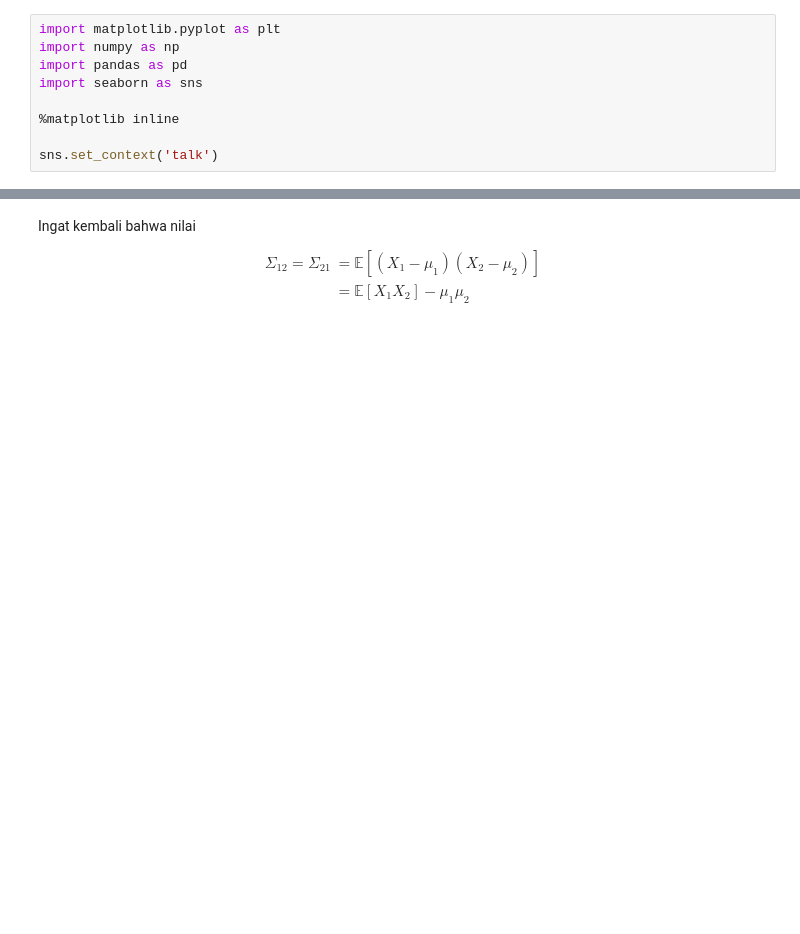
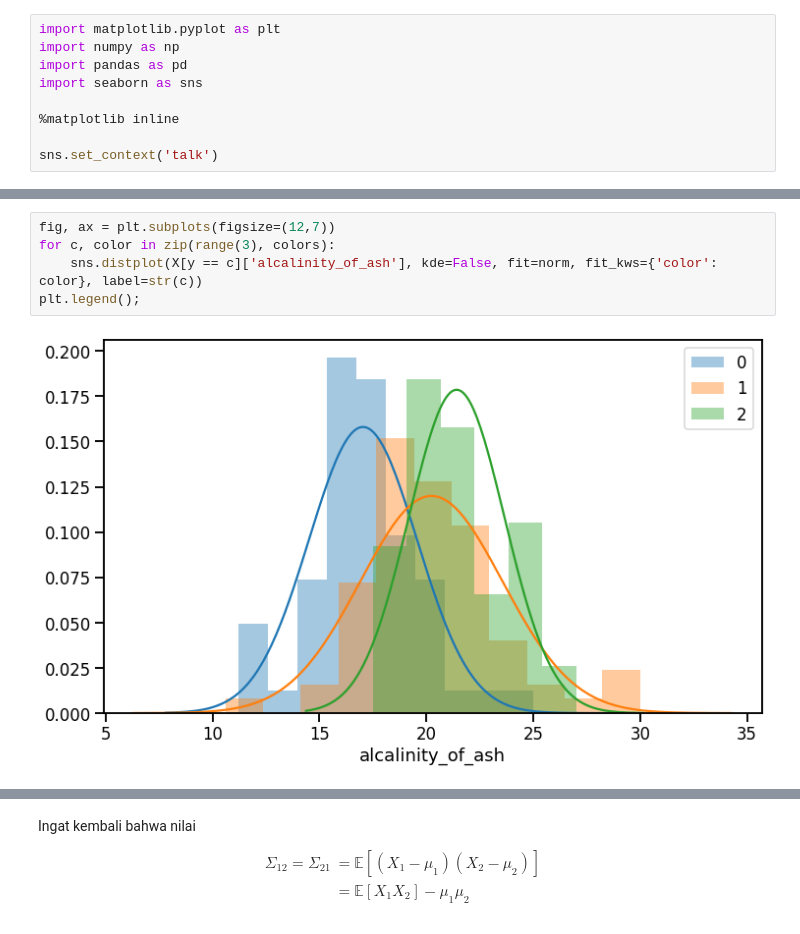
Before and after one commit to aliakbars/uai-mlpr, a Jupyter notebook: scripts/lab1.ipynb, the cells around one changed output, grey strips where cells are left out. Saved outputs shown, nothing was run; the diff lists cells and outputs as text; blank space fills up the shorter version.

```diff
--- a/scripts/lab1.ipynb
+++ b/scripts/lab1.ipynb
@@ -57,3 +40,10 @@ plt.legend();
+# %%
+fig, ax = plt.subplots(figsize=(12,7))
+for c, color in zip(range(3), colors):
+    sns.distplot(X[y == c]['alcalinity_of_ash'], kde=False, fit=norm, fit_kws={'color': color}, label=str(c))
+plt.legend();
+# %% [output]
+[figure, added]
 # %% [markdown]
 Perhatikan dua grafik di atas. Kecenderungan yang kita asumsikan tadi ternyata terlihat dari histogram dan distribusi normal yang kita cocokkan ke histogram tersebut. Pada dasarnya, kita menghitung MLE dari distribusi Gaussian dari data yang kita punya. Dengan kata lain, kita menghitung
 
```
Also changed, not shown: parts of 19 cells of this notebook.
